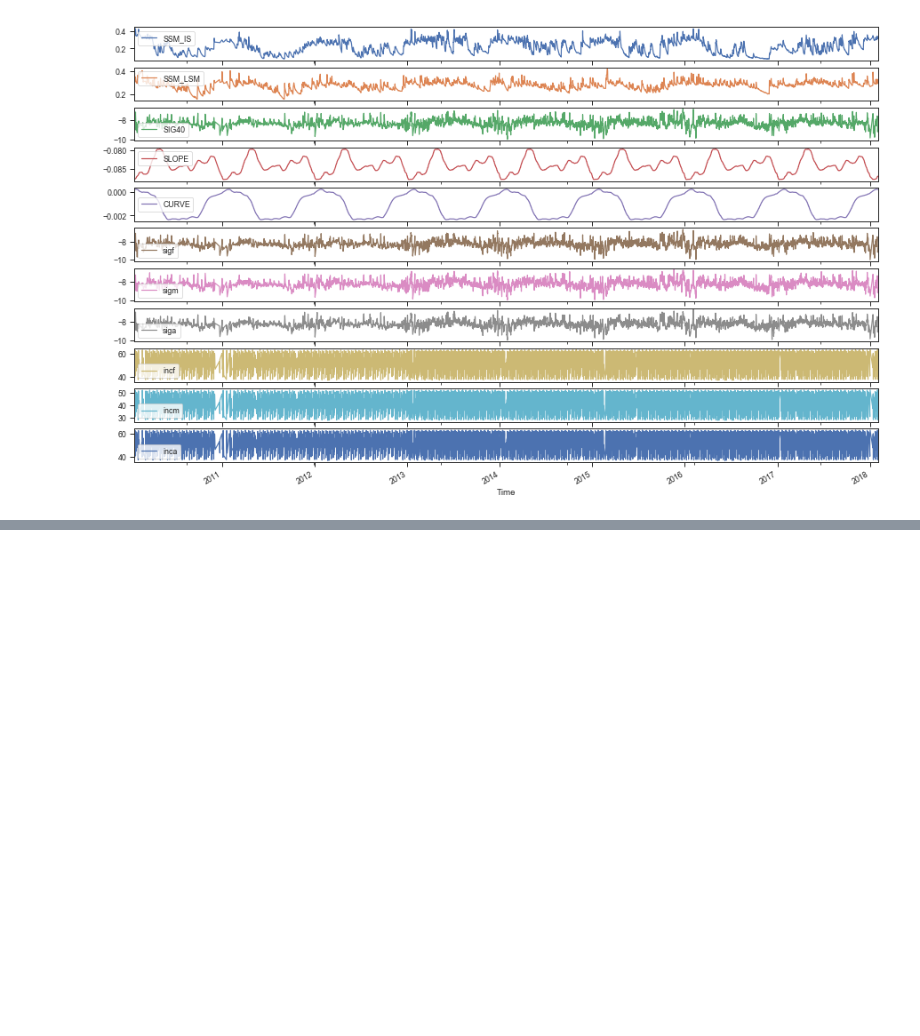
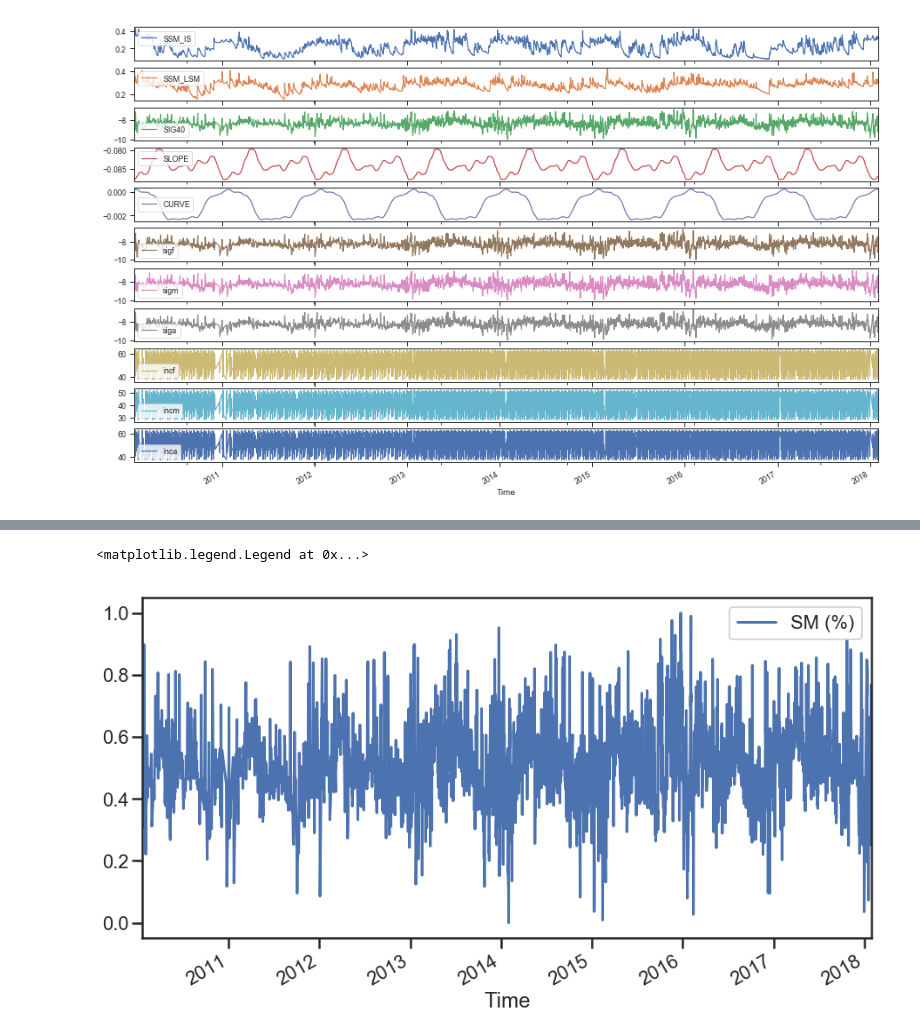
Before and after one commit to derpyninja/2019S-parameter-retrieval, a Jupyter notebook: Ex2/ex2.ipynb, the cells around one changed output, grey strips where cells are left out. Drawn from its saved outputs; the diff is of its cells as text; code cells hidden in the pictures; blank space fills up the shorter version.

```diff
--- a/Ex2/ex2.ipynb
+++ b/Ex2/ex2.ipynb
@@ -87,0 +114,8 @@ dry_ref = 25
+# %%
+# Soil moisture
+ms = (sig40 - dry_ref_40) / (wet_ref_40 - dry_ref_40)
+ms.plot(figsize=(15,8), label='SM (%)')
+plt.legend()
+# %% [output]
+<matplotlib.legend.Legend at 0x...>
+[figure, added]
```
Also changed, not shown: parts of 9 cells of this notebook.
